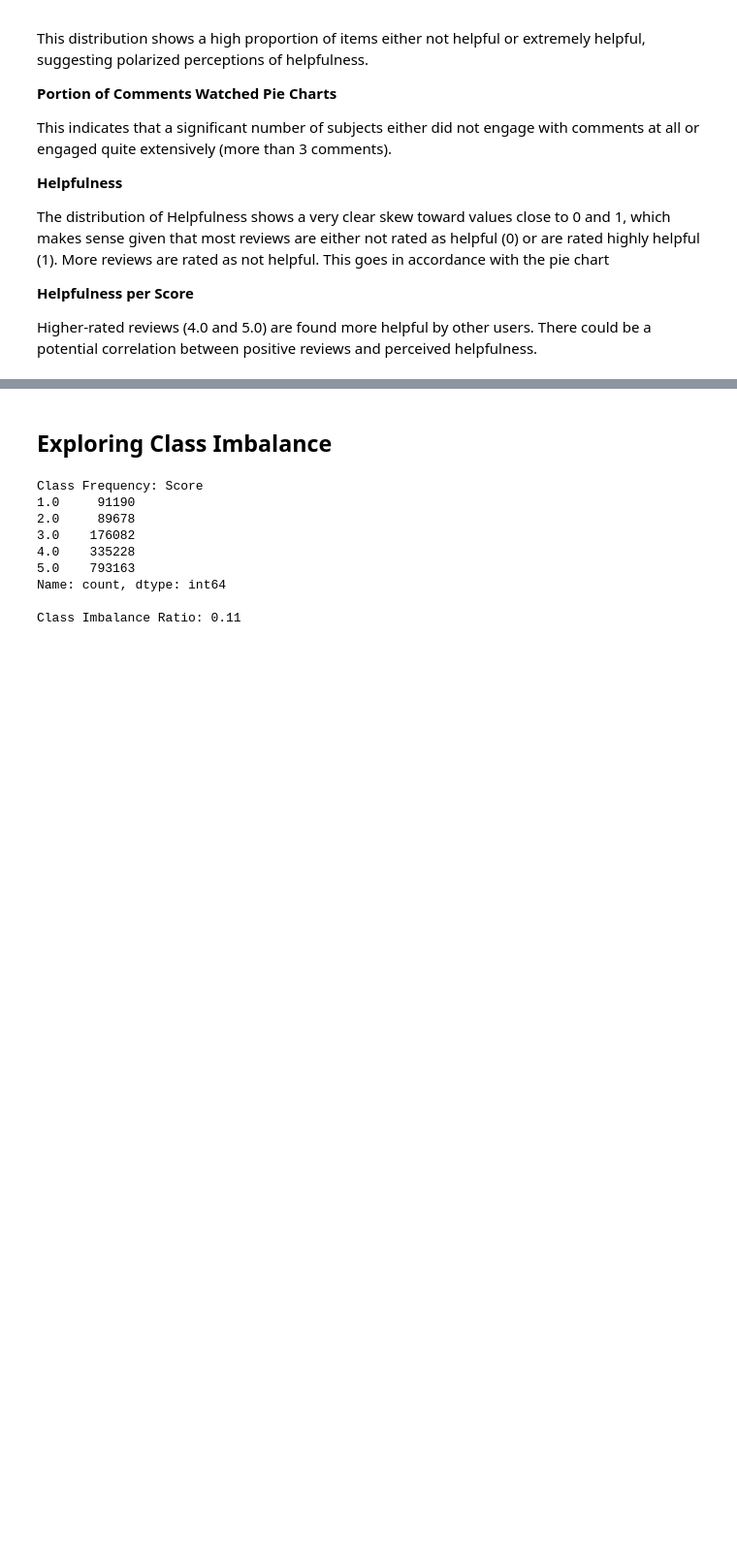
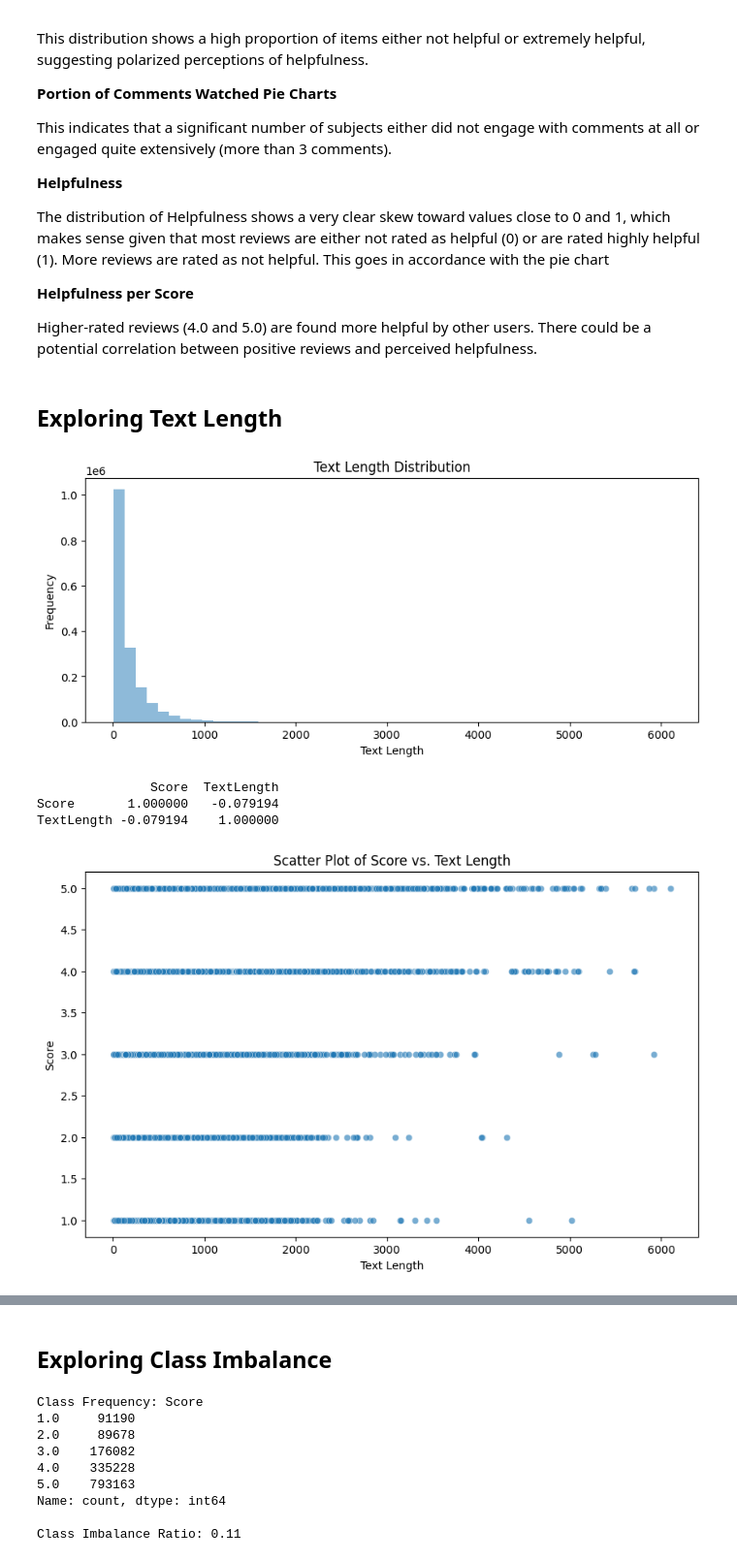
Before and after one commit to paulitab/cs506_midterm, a Jupyter notebook: final_code_cs506_midterm.ipynb, the cells around one changed output, grey strips where cells are left out. Shown at 97% size. Saved outputs shown, nothing was run; the diff lists cells and outputs as text; code cells hidden in the pictures; blank space fills up the shorter version.

Commit message:
did some more analysis to add graphs to the report did not change code for the algorithm promise

```diff
--- a/final_code_cs506_midterm.ipynb
+++ b/final_code_cs506_midterm.ipynb
@@ -166,3 +166,35 @@ More reviews are rated as not helpful. This goes in accordance with the pie char
 
 Higher-rated reviews (4.0 and 5.0) are found more helpful by other users.
 There could be a potential correlation between positive reviews and perceived helpfulness.
+# %% [markdown]
+## Exploring Text Length
+# %%
+trainingSet['Text'] = trainingSet['Text'].astype(str)
+
+# Calculate the length of each text entry
+trainingSet['TextLength'] = trainingSet['Text'].apply(lambda x: len(x.split()))
+
+# Plot the distribution of text length
+plt.figure(figsize=(10, 4))
+trainingSet['TextLength'].plot.hist(bins=50, alpha=0.5)
+plt.title('Text Length Distribution')
+plt.xlabel('Text Length')
+plt.ylabel('Frequency')
+plt.show()
+
+# Looking at the Pearson correlation coefficient
+correlation_matrix = trainingSet[['Score', 'TextLength']].corr()
+print(correlation_matrix)
+
+plt.figure(figsize=(10, 6))
+sns.scatterplot(x='TextLength', y='Score', data=trainingSet, alpha=0.6)
+plt.title('Scatter Plot of Score vs. Text Length')
+plt.xlabel('Text Length')
+plt.ylabel('Score')
+plt.show()
+# %% [output]
+[figure, added]
+               Score  TextLength
+Score       1.000000   -0.079194
+TextLength -0.079194    1.000000
+[figure, added]
```
Also changed, not shown: parts of 2 cells of this notebook.
